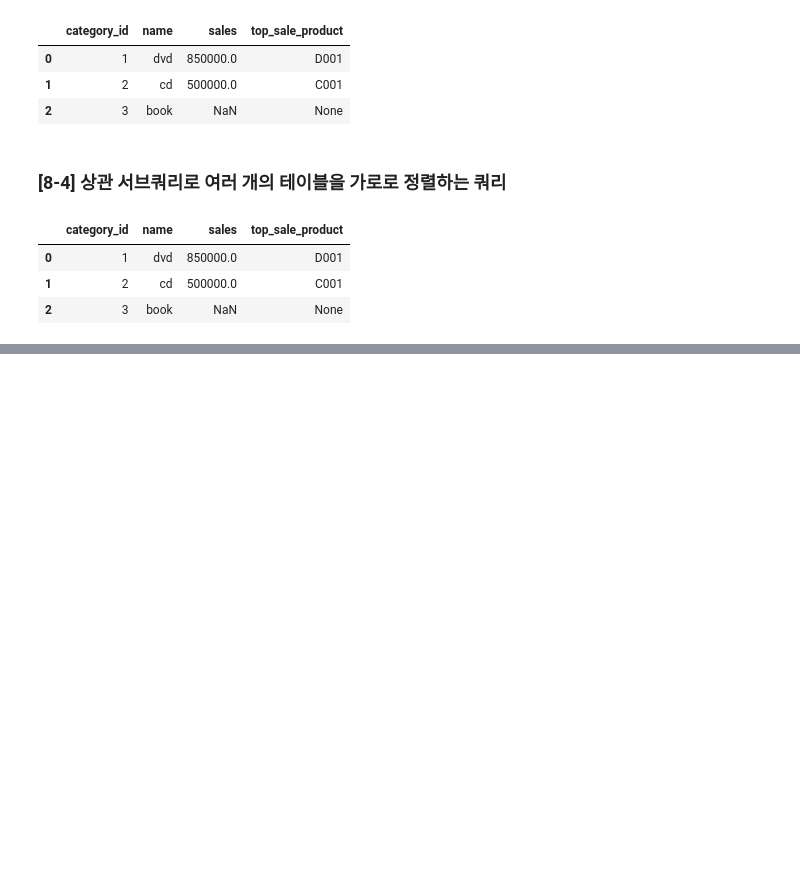
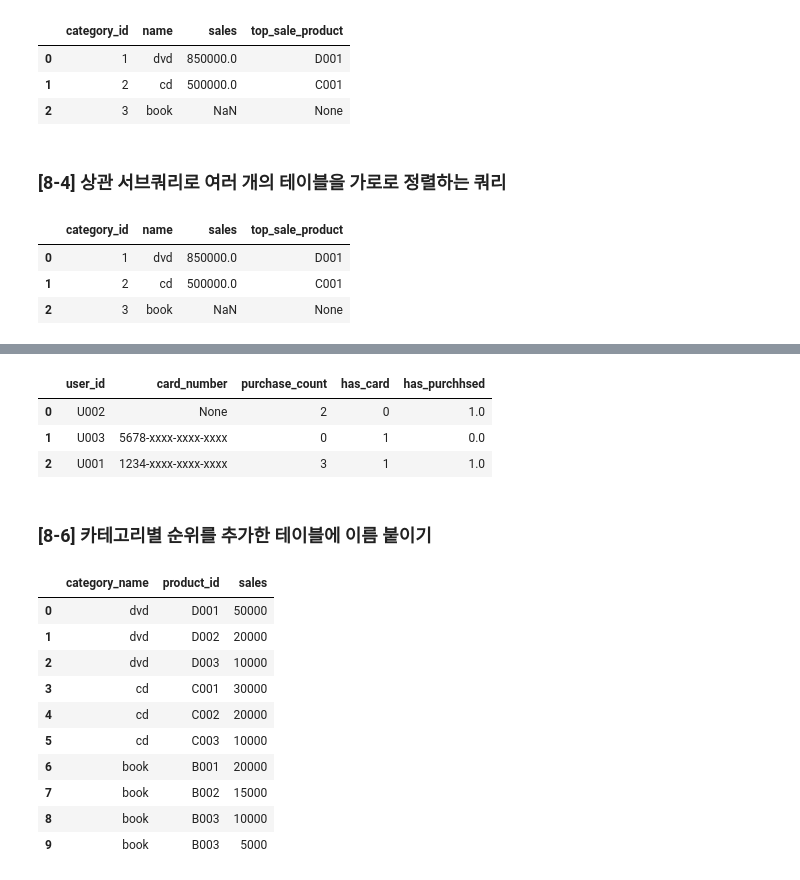
Before and after one commit to mittwoch09/Today-I-Learned, a Jupyter notebook: DataAnalysis/sql_for_data_processing_2.ipynb, the cells around one changed output, grey strips where cells are left out. Drawn from its saved outputs; the diff is of its cells as text; code cells hidden in the pictures; blank space fills up the shorter version.

```diff
--- a/DataAnalysis/sql_for_data_processing_2.ipynb
+++ b/DataAnalysis/sql_for_data_processing_2.ipynb
@@ -783,0 +802,44 @@ select(query_84)
+# %%
+query_85 = """
+        SELECT
+           m.user_id
+         , m.card_number
+         , COUNT(p.user_id) AS purchase_count
+           -- 신용 카드 번호를 등록한 경우 1, 등록하지 않은 경우 0으로 표현
+         , CASE WHEN m.card_number IS NOT NULL THEN 1 ELSE 0
+            END AS has_card
+           -- 구매 이력이 있는 경우 1, 없는 경우 0으로 표현
+           -- SIGN 함수는 0은 0으로, 1이상은 1로 변환
+         , SIGN(COUNT(p.user_id)) AS has_purchhsed
+        FROM
+           mst_users_with_card_number AS m
+         LEFT JOIN
+           purchase_log AS p
+           ON m.user_id = p.user_id
+        GROUP BY
+           m.user_id, m.card_number
+        ;
+        """
+
+select(query_85)
+# %% [output]
+|  | user_id | card_number | purchase_count | has_card | has_purchhsed |
+| 0 | U002 | None | 2 | 0 | 1.0 |
+| 1 | U003 | 5678-xxxx-xxxx-xxxx | 0 | 1 | 0.0 |
+| 2 | U001 | 1234-xxxx-xxxx-xxxx | 3 | 1 | 1.0 |
+# %% [markdown]
+### [8-6] 카테고리별 순위를 추가한 테이블에 이름 붙이기
+# %%
+select('SELECT * FROM product_sales;')
+# %% [output]
+|  | category_name | product_id | sales |
+| 0 | dvd | D001 | 50000 |
+| 1 | dvd | D002 | 20000 |
+| 2 | dvd | D003 | 10000 |
+| 3 | cd | C001 | 30000 |
+| 4 | cd | C002 | 20000 |
+| 5 | cd | C003 | 10000 |
+| 6 | book | B001 | 20000 |
+| 7 | book | B002 | 15000 |
+| 8 | book | B003 | 10000 |
+| 9 | book | B003 | 5000 |
```
Also changed, not shown: parts of 14 cells of this notebook.
